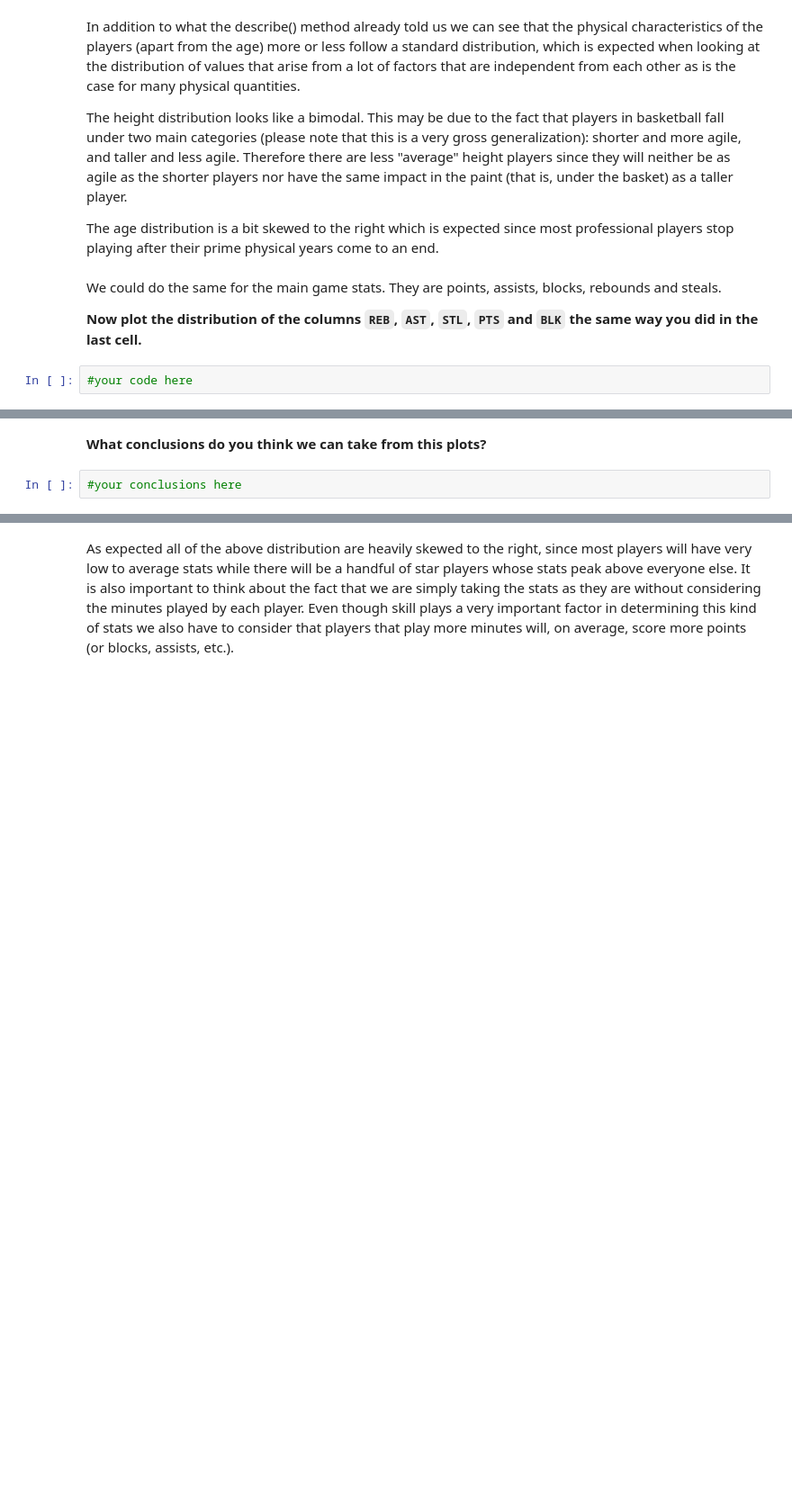
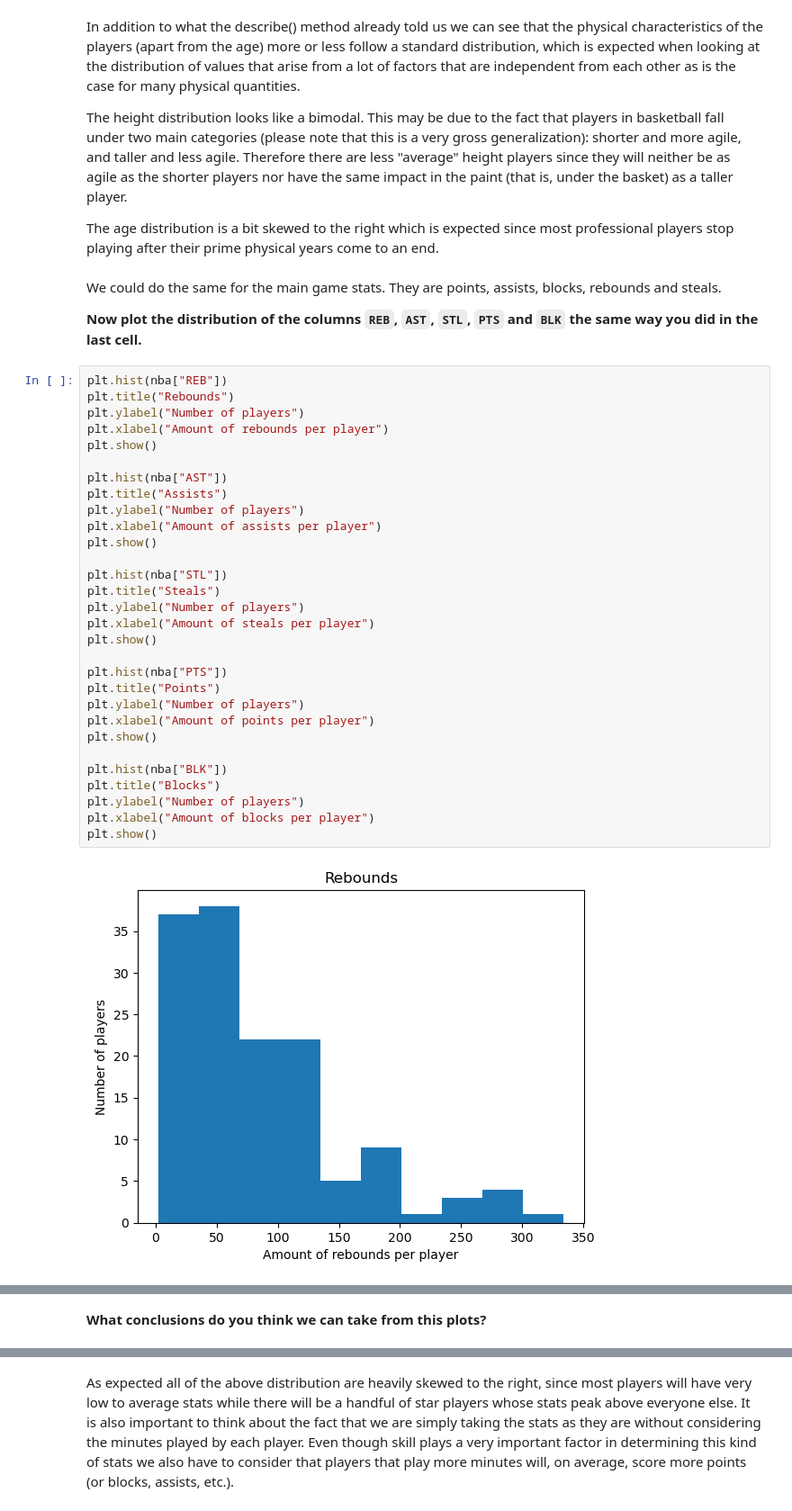
Before and after one commit to ta-data-lis/M2-mini-project2, a Jupyter notebook: your-code/2.-Exploratory-Data-Analysis.ipynb, the cells around one changed output, grey strips where cells are left out. Shown at 90% size. Saved outputs shown, nothing was run; the diff lists cells and outputs as text; blank space fills up the shorter version.

```diff
--- a/your-code/2.-Exploratory-Data-Analysis.ipynb
+++ b/your-code/2.-Exploratory-Data-Analysis.ipynb
@@ -48,5 +142,35 @@ The age distribution is a bit skewed to the right which is expected since most p
 We could do the same for the main game stats. They are points, assists, blocks, rebounds and steals.
 
 **Now plot the distribution of the columns `REB`, `AST`, `STL`, `PTS` and `BLK` the same way you did in the last cell.**
-# %%
-#your code here
+# %%
+plt.hist(nba["REB"])
+plt.title("Rebounds")
+plt.ylabel("Number of players")
+plt.xlabel("Amount of rebounds per player")
+plt.show()
+
+plt.hist(nba["AST"])
+plt.title("Assists")
+plt.ylabel("Number of players")
+plt.xlabel("Amount of assists per player")
+plt.show()
+
+plt.hist(nba["STL"])
+plt.title("Steals")
+plt.ylabel("Number of players")
+plt.xlabel("Amount of steals per player")
+plt.show()
+
+plt.hist(nba["PTS"])
+plt.title("Points")
+plt.ylabel("Number of players")
+plt.xlabel("Amount of points per player")
+plt.show()
+
+plt.hist(nba["BLK"])
+plt.title("Blocks")
+plt.ylabel("Number of players")
+plt.xlabel("Amount of blocks per player")
+plt.show()
+# %% [output]
+[figure, added]
@@ -53,4 +181,2 @@ We could do the same for the main game stats. They are points, assists, blocks,
 # %% [markdown]
 **What conclusions do you think we can take from this plots?**
-# %%
-#your conclusions here
```
Also changed, not shown: parts of 26 cells of this notebook, 7 other files.
